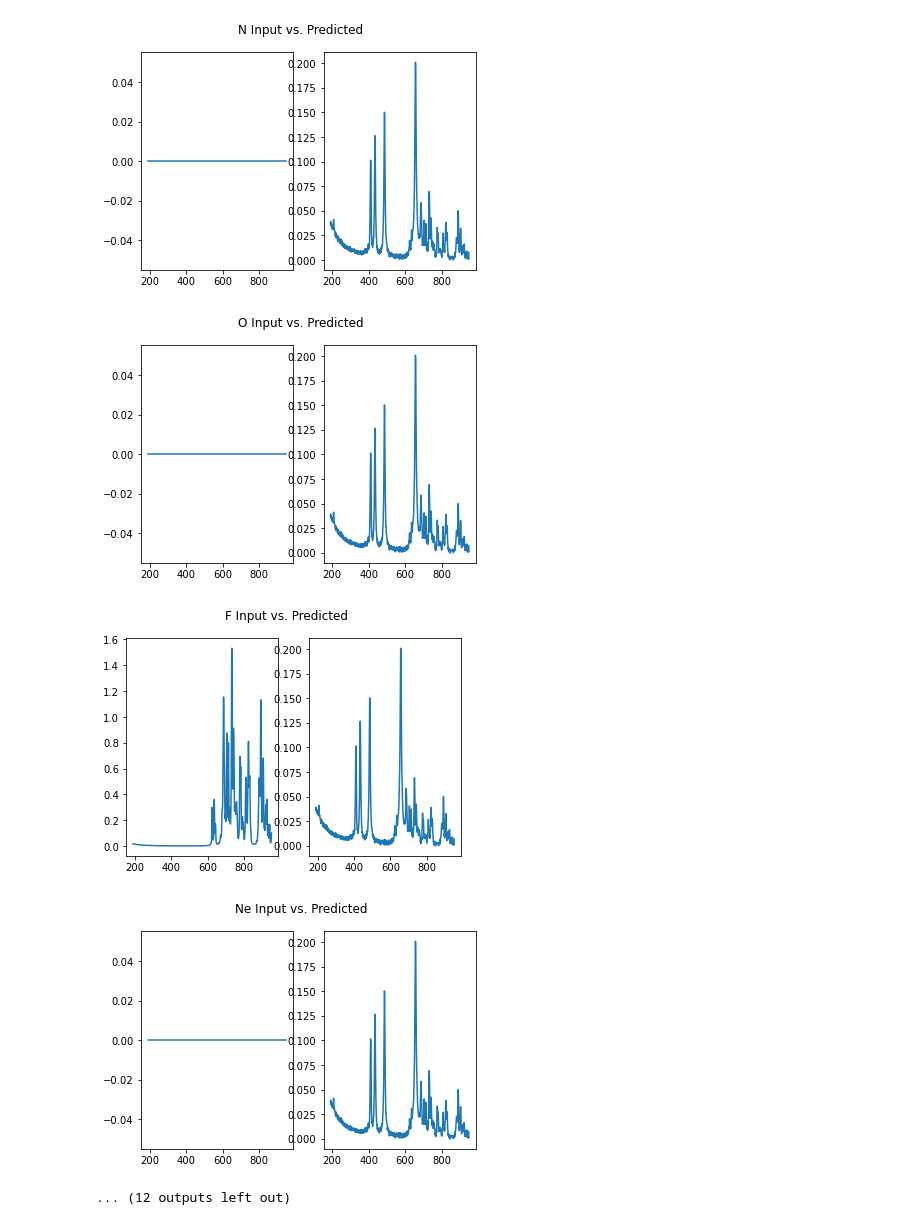
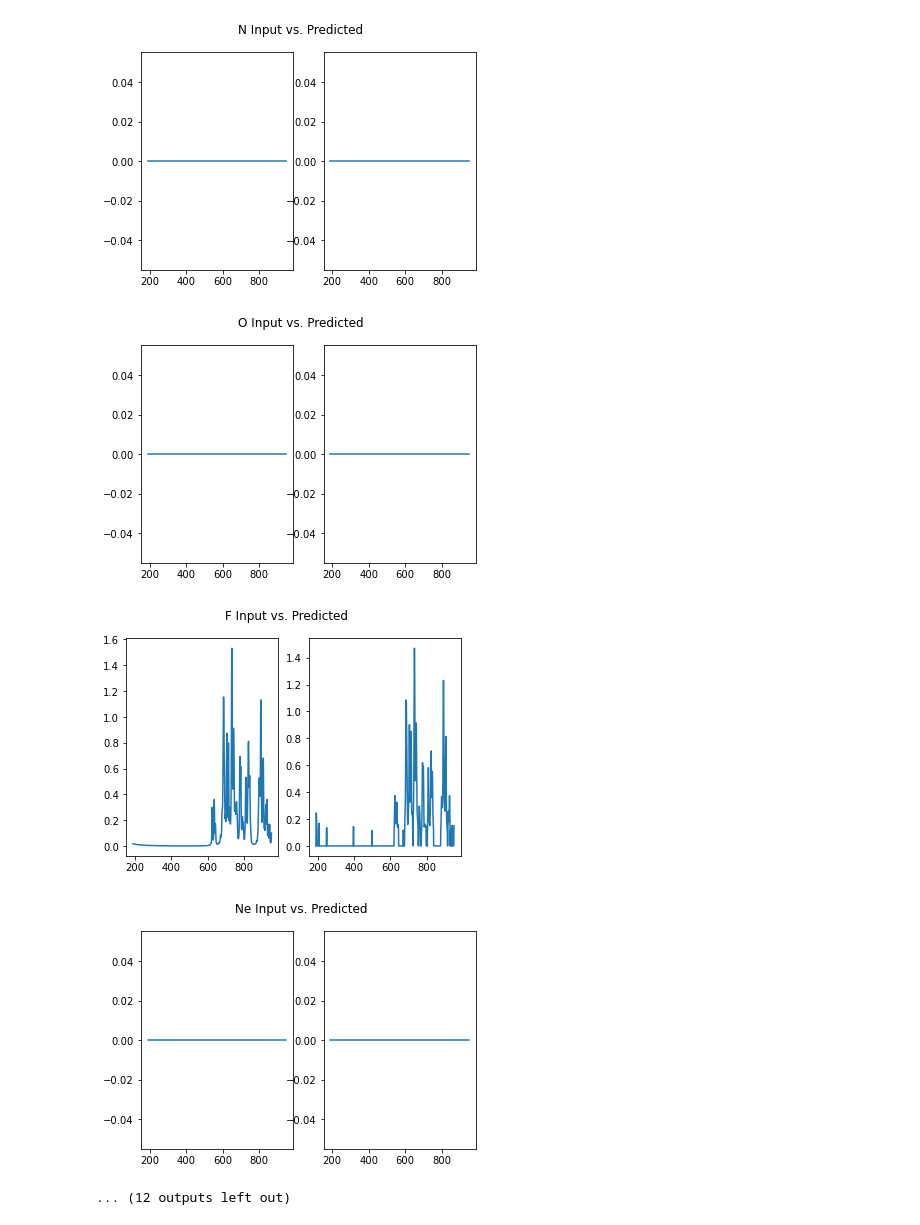
Before and after one commit to MWhitta/phaseMAP, a Jupyter notebook: OverfitTrain.ipynb, the cells around one changed output. Drawn from its saved outputs; the diff is of its cells as text; code cells hidden in the pictures.

```diff
--- a/OverfitTrain.ipynb
+++ b/OverfitTrain.ipynb
@@ -65,17 +74,19 @@ train_dl = DataLoader(spec_ds, batch_size=train_bs)
 el_count = 20 #first n elements used to construct model
 wl_points = 760 #number of wavelength point measurements in data
 learning_rate = 1 #There is a schedule to reduce as loss plateaus
-#lr_patience = 1e6
-#lr_cooldown = 10
-#lr_thresh = 0.01
-epochs = 2000
+lr_patience = 1000
+lr_cooldown = 10
+lr_thresh = 0.01
+epochs = 4000
 debug = True
 
 #Initialize and run
-model = unet_003.LIBSUNet(el_count, wl_points)
+model = unet_004.LIBSUNet(el_count, wl_points)
 loss_fn = nn.MSELoss(reduction='mean')
 optimizer = torch.optim.SGD(model.parameters(), lr=learning_rate)
-lr_scheduler = MultiStepLR(optimizer, milestones=[500], gamma=0.1)
+#lr_scheduler = MultiStepLR(optimizer, milestones=[5000], gamma=0.1)
+lr_scheduler = ReduceLROnPlateau(optimizer, mode='min', patience=lr_patience,
+                                 cooldown=lr_cooldown, threshold=lr_thresh)
 now_time = datetime.datetime.now().strftime('%Y-%m-%d-%H-%M-%S') #  now
 writerpath = Path('./runs/'+now_time)
 writer = SummaryWriter(writerpath)
@@ -88,7 +99,7 @@ for t in range(epochs):
         print(f"Epoch {t+1}, learning rate {optimizer.param_groups[0]['lr']}\n-------------------------------")
         prior_lr = optimizer.param_groups[0]['lr']
     tr_loss = train_loop(train_dl, model, loss_fn, optimizer, writer, t+1, log_interval=1, debug=debug)
-    lr_scheduler.step()
+    lr_scheduler.step(tr_loss)
 print("Done!") #loss asymptotes to 1.81e-6
 
 #cleanup
@@ -129,11 +138,13 @@ plt.xlim([190, 950])
 plt.title('Input composite spectrum')
 plt.show
 
+plot_thresh = 0.1
 #prediction
 model.eval()
 with torch.no_grad():
     pred = model(x_sample)
     y_pred = pred[0].detach().numpy() #[22][760] corresponding predictions for y_sample
+    y_pred[y_pred < plot_thresh] = 0
 
     #https://matplotlib.org/3.5.0/tutorials/introductory/usage.html#the-object-oriented-interface-and-the-pyplot-interface
     def pred_plot(ax, data1, data2, param_dict):
@@ -160,5 +171,5 @@ Ar: 0.000944
-[figure, old version]
+[figure, new version]
-[figure, old version]
+[figure, new version]
-[figure, old version]
+[figure, new version]
-[figure, old version]
+[figure, new version]
 ... (12 outputs left out)
```
Also changed, not shown: parts of 6 cells of this notebook, 1 other file.
